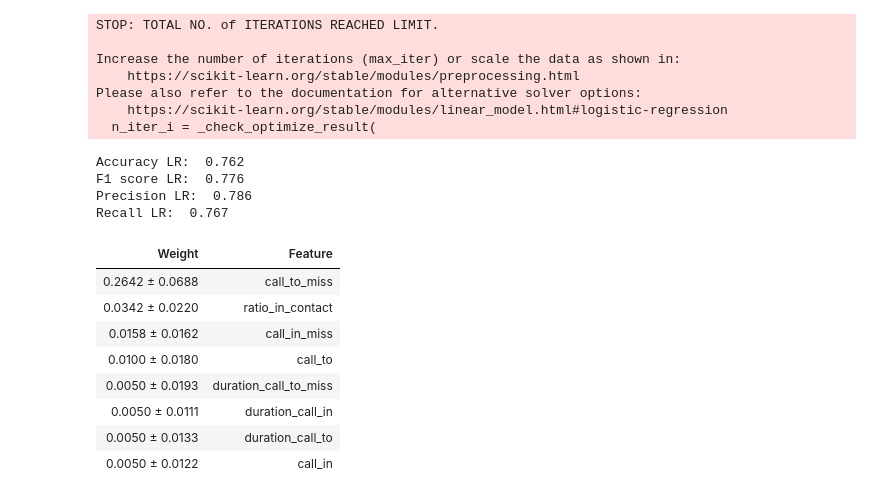
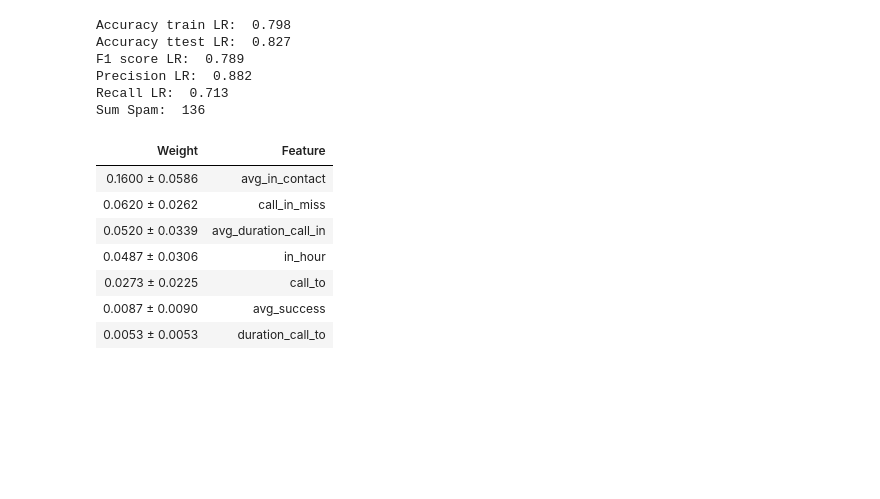
Before and after one commit to vuongnd99/Spam-Detector, a Jupyter notebook: icaller_model.ipynb, the cells around one changed output. Saved outputs shown, nothing was run; the diff lists cells and outputs as text; code cells hidden in the pictures; blank space fills up the shorter version.

```diff
--- a/icaller_model.ipynb
+++ b/icaller_model.ipynb
@@ -55,0 +108,5 @@ Index(['phone', 'type', 'in_contact', 'duration', 'call_to', 'call_in',
+# %%
+X = df.copy().drop(columns=['phone','call_in','call_to_miss','duration_call_in','avg_duration_call_to'])
+y = X.pop("Spam")
+mi_scores = make_mi_scores(X, y)
+mi_scores
@@ -56 +122,8 @@ Index(['phone', 'type', 'in_contact', 'duration', 'call_to', 'call_in',
+# %%
+def drop_uninformative(df, mi_scores):
+    return df.loc[:, mi_scores > 0.0001]
+# %%
+X = drop_uninformative(X, mi_scores)
+data=X.copy()
+data['Spam']=y
 # %%
@@ -70,6 +138,3 @@ plt.show()
-# %%
-X=df[feature_names]
-y=df['Spam']
 # %%
 #  sns.pairplot(df[features])
 # %%
@@ -171,42 +318,44 @@ Recall:  0.547085201793722
 # %%
 logreg = LogisticRegression()
+h2=LogisticRegression()
 logreg.fit(X_train, y_train)
-y_pred = logreg.predict(X_test)
+y_pred_LR = logreg.predict(X_test)
+y_p_LR=logreg.predict_proba(X_test)
+THRESHOLD=0.5
+# y_pred_LR  = binarize(y_p_LR[:,1].reshape(-1, 1), THRESHOLD).ravel()
+# Y_test_pred = pred_proba_df.applymap(lambda x: 1 if x>i else 0)
+y_pred_train=logreg.predict(X_train)
 
+accuracy_train_LR = round(metrics.accuracy_score(y_pred_train, y_train),3)
+accuracy_LR = round(metrics.accuracy_score(y_pred_LR, y_test),3)
+f1_score_LR = round(metrics.f1_score(y_pred_LR, y_test),3)
+precision_LR = round(metrics.precision_score(y_pred_LR, y_test),3)
+recall_LR = round(metrics.recall_score(y_pred_LR, y_test),3)
 
-accuracy_LR = round(metrics.accuracy_score(y_pred, y_test),3)
-f1_score_LR = round(metrics.f1_score(y_pred, y_test),3)
-precision_LR = round(metrics.precision_score(y_pred, y_test),3)
-recall_LR = round(metrics.recall_score(y_pred, y_test),3)
-
-print("Accuracy LR: ", accuracy_LR)
+print("Accuracy train LR: ", accuracy_train_LR)
+print("Accuracy ttest LR: ", accuracy_LR)
 print("F1 score LR: ", f1_score_LR)
 print("Precision LR: ", precision_LR)
 print("Recall LR: ", recall_LR)
-
+print("Sum Spam: ", y_pred_LR.sum())
+# print(y_p_LR[998])
 perm = PermutationImportance(logreg, random_state=1).fit(X_test, y_test)
 eli5.show_weights(perm, feature_names = X_test.columns.tolist())
 # %% [output]
-STOP: TOTAL NO. of ITERATIONS REACHED LIMIT.
-
-Increase the number of iterations (max_iter) or scale the data as shown in:
-    https://scikit-learn.org/stable/modules/preprocessing.html
-Please also refer to the documentation for alternative solver options:
-    https://scikit-learn.org/stable/modules/linear_model.html#logistic-regression
-  n_iter_i = _check_optimize_result(
+Accuracy train LR:  0.798
+Accuracy ttest LR:  0.827
+F1 score LR:  0.789
+Precision LR:  0.882
+Recall LR:  0.713
+Sum Spam:  136
-Accuracy LR:  0.762
-F1 score LR:  0.776
-Precision LR:  0.786
-Recall LR:  0.767
 | Weight | Feature |
-| 0.2642 ± 0.0688 | call_to_miss |
-| 0.0342 ± 0.0220 | ratio_in_contact |
-| 0.0158 ± 0.0162 | call_in_miss |
-| 0.0100 ± 0.0180 | call_to |
-| 0.0050 ± 0.0193 | duration_call_to_miss |
-| 0.0050 ± 0.0111 | duration_call_in |
-| 0.0050 ± 0.0133 | duration_call_to |
-| 0.0050 ± 0.0122 | call_in |
+| 0.1600 ± 0.0586 | avg_in_contact |
+| 0.0620 ± 0.0262 | call_in_miss |
+| 0.0520 ± 0.0339 | avg_duration_call_in |
+| 0.0487 ± 0.0306 | in_hour |
+| 0.0273 ± 0.0225 | call_to |
+| 0.0087 ± 0.0090 | avg_success |
+| 0.0053 ± 0.0053 | duration_call_to |
 # %%
 svc = LinearSVC()
 svc.fit(X_train, y_train)
```
Also changed, not shown: parts of 56 cells of this notebook, 2 other files.
